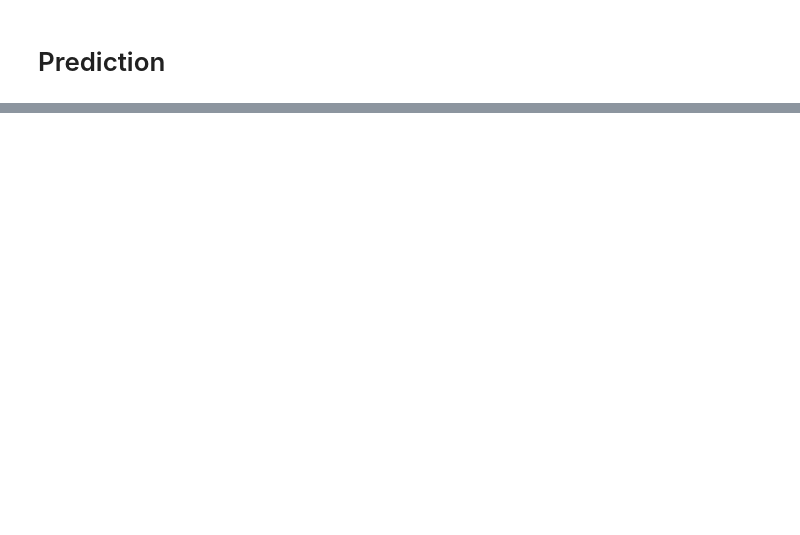
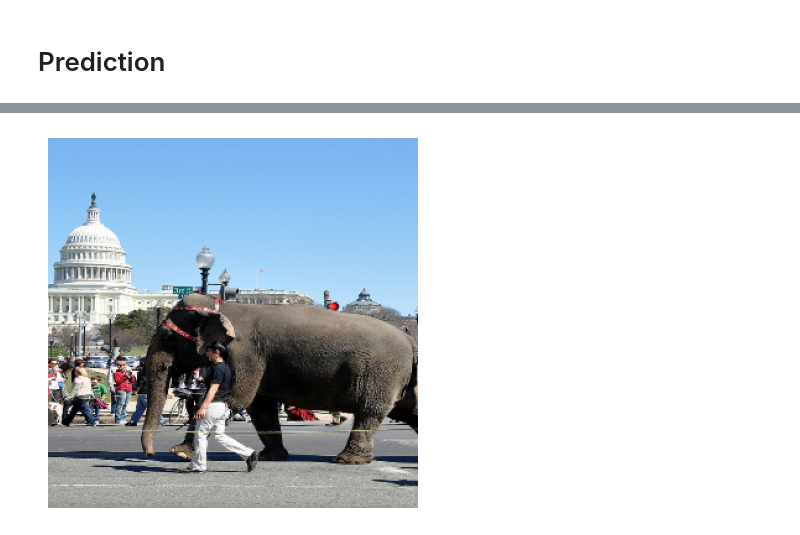
Before and after one commit to xiaodanlu/Deep-Learning-Project-Image-captioning, a Jupyter notebook: code/data_processing.ipynb, the cells around one changed output, grey strips where cells are left out. Drawn from its saved outputs; the diff is of its cells as text; code cells hidden in the pictures; blank space fills up the shorter version.

```diff
--- a/code/data_processing.ipynb
+++ b/code/data_processing.ipynb
@@ -464,0 +507,3 @@ caption_image(test_df["image"][20])
+# %%
+caption_image(test_df["image"][30])
+# %% [output]
@@ -464,0 +528 @@ caption_image(test_df["image"][20])
+[figure, added]
```
Also changed, not shown: parts of 15 cells of this notebook.
